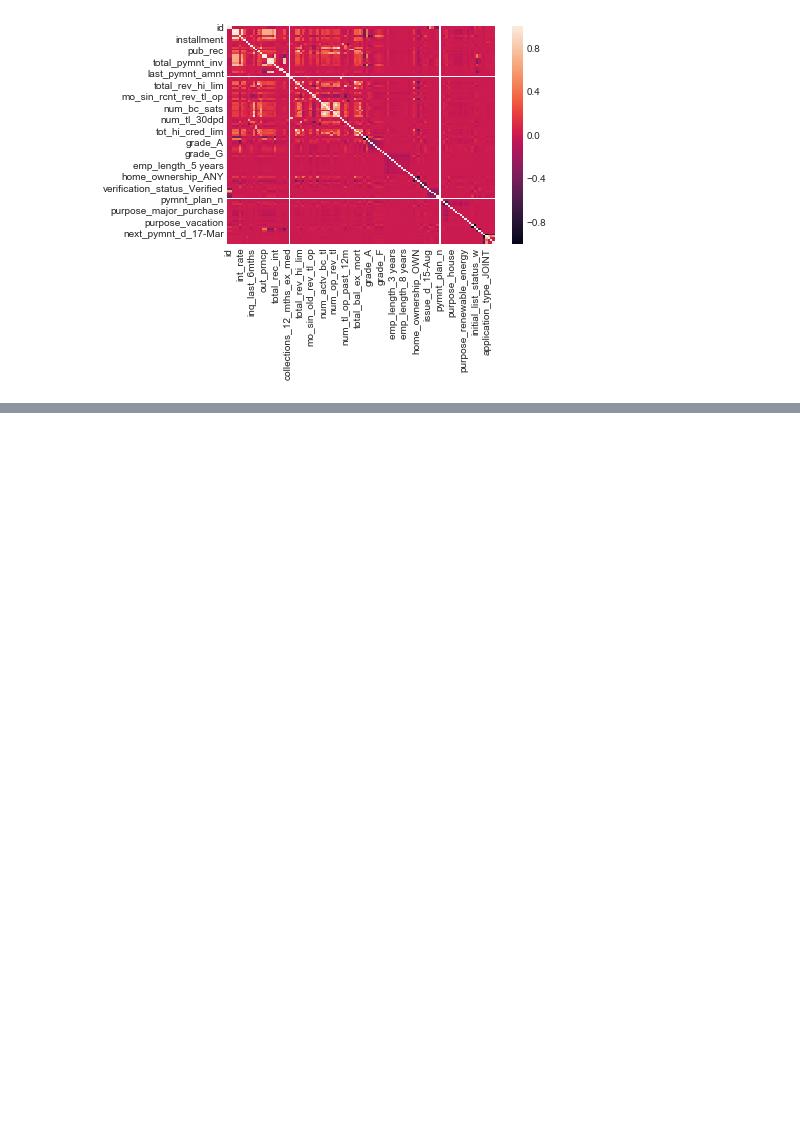
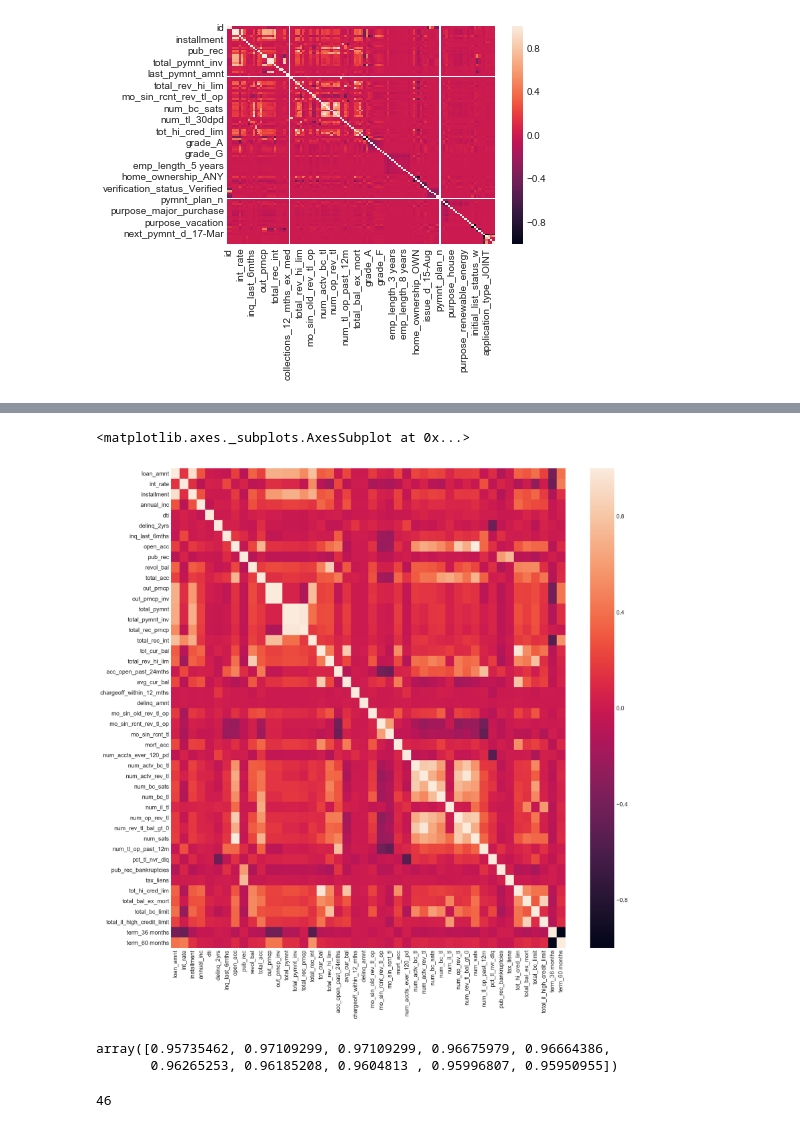
Before and after one commit to brianjinkim/thinkful_datascience, a Jupyter notebook: 3.2.5 Random Forest.ipynb, the cells around one changed output, grey strips where cells are left out. Drawn from its saved outputs; the diff is of its cells as text; code cells hidden in the pictures; blank space fills up the shorter version.

```diff
--- a/3.2.5 Random Forest.ipynb
+++ b/3.2.5 Random Forest.ipynb
@@ -419,0 +153,19 @@ array([0.90775371, 0.90803353, 0.909744  , 0.91162552, 0.91333105,
+# %%
+# remove no correlation, n/a, grouped
+reduce.drop(['id', 'member_id', 'funded_amnt', 'funded_amnt_inv', 'policy_code', 'total_rec_late_fee', 'recoveries', 'collection_recovery_fee', 'last_pymnt_amnt', 'collections_12_mths_ex_med', 'num_tl_30dpd', 'num_tl_90g_dpd_24m', 'acc_now_delinq', 'tot_coll_amt'], axis=1, inplace=True)
+# %%
+plt.figure(dpi=200, figsize=(15,15))
+sns.heatmap(reduce.corr())
+# %% [output]
+<matplotlib.axes._subplots.AxesSubplot at 0x...>
+[figure, added]
+# %%
+#X = X.drop(['loan_status', 'loan_status2'], axis=1)
+cross_val_score(rfc, reduce, Y, cv=10)
+# %% [output]
+array([0.95735462, 0.97109299, 0.97109299, 0.96675979, 0.96664386,
+       0.96265253, 0.96185208, 0.9604813 , 0.95996807, 0.95950955])
+# %%
+len(reduce.columns)
+# %% [output]
+46
```
Also changed, not shown: parts of 45 cells of this notebook, 2 other files.
